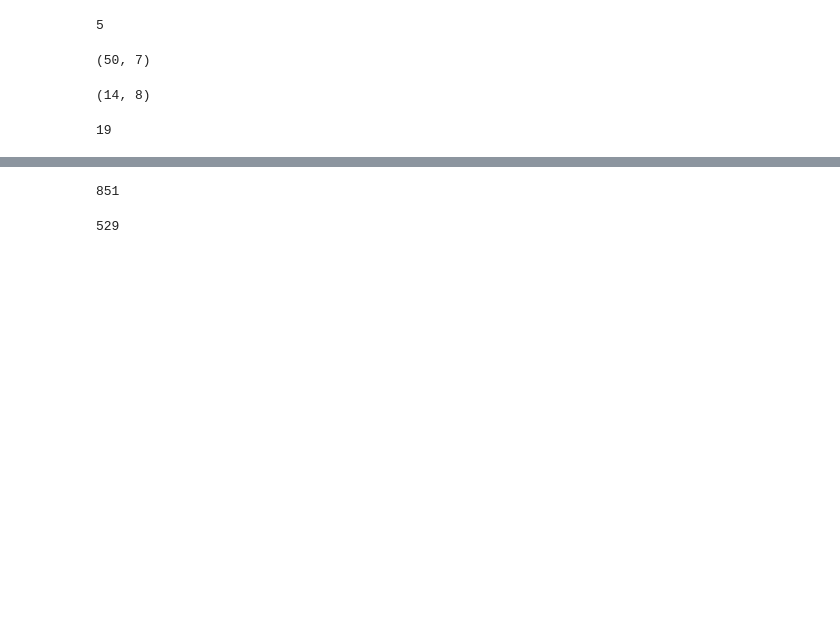
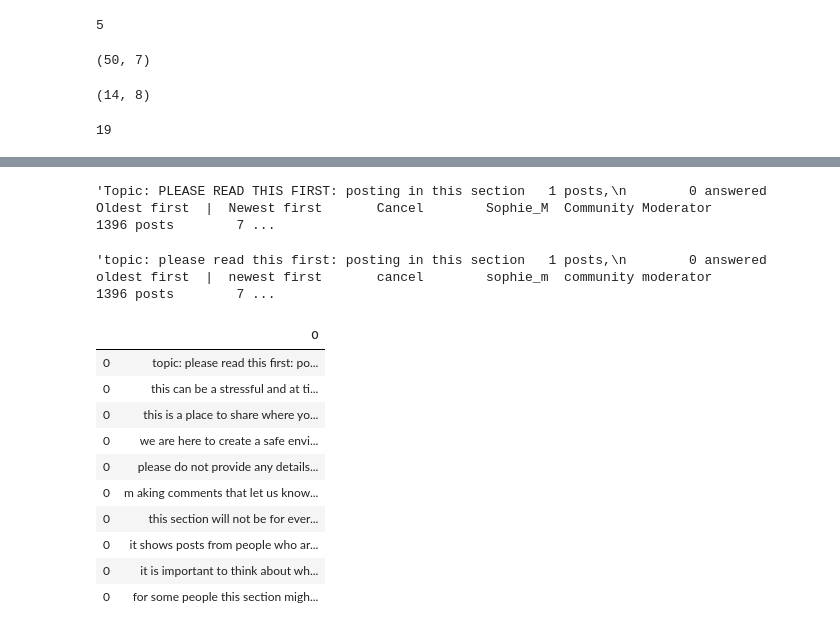
Before and after one commit to Classical-machine-learning/mentalHealthAnalysis, a Jupyter notebook: explore_beyondblue.ipynb, the cells around one changed output, grey strips where cells are left out. Cells and saved outputs as stored; diff of their text form; code cells hidden in the pictures; blank space fills up the shorter version.

```diff
--- a/explore_beyondblue.ipynb
+++ b/explore_beyondblue.ipynb
@@ -399,10 +403,8 @@ plt.imshow(wc)
 # %%
-data2 = open('data/scraped.txt','r',encoding='utf-8').readlines()
+data_new = open("data/scraped.txt",'r', encoding="utf8").read();data_new
+# %% [output]
+'Topic: PLEASE READ THIS FIRST: posting in this section   1 posts,\n        0 answered    Oldest first  |  Newest first       Cancel        Sophie_M  Community Moderator            1396 posts        7 ...
-# %%
-data2= [x.strip() for x in data2];len(data2)
-# %% [output]
-851
-# %%
-data2 = [x for x in data2 if len(x)>2];len(data2)
-# %% [output]
-529
+# %%
+data_new = data_new.lower();data_new
+# %% [output]
+'topic: please read this first: posting in this section   1 posts,\n        0 answered    oldest first  |  newest first       cancel        sophie_m  community moderator            1396 posts        7 ...
@@ -408,0 +416,14 @@ data2 = [x for x in data2 if len(x)>2];len(data2)
+# %%
+data_to_frame.head(10)
+# %% [output]
+|  | 0 |
+| 0 | topic: please read this first: po... |
+| 0 | this can be a stressful and at ti... |
+| 0 | this is a place to share where yo... |
+| 0 | we are here to create a safe envi... |
+| 0 | please do not provide any details... |
+| 0 | m aking comments that let us know... |
+| 0 | this section will not be for ever... |
+| 0 | it shows posts from people who ar... |
+| 0 | it is important to think about wh... |
+| 0 | for some people this section migh... |
```
Also changed, not shown: parts of 39 cells of this notebook, 1 other file.
